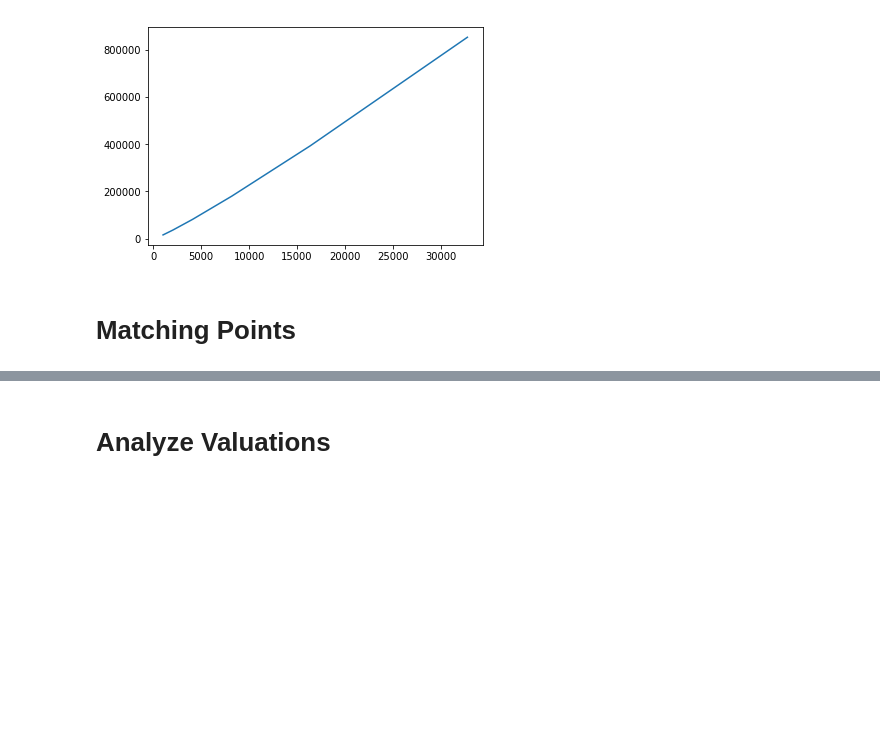
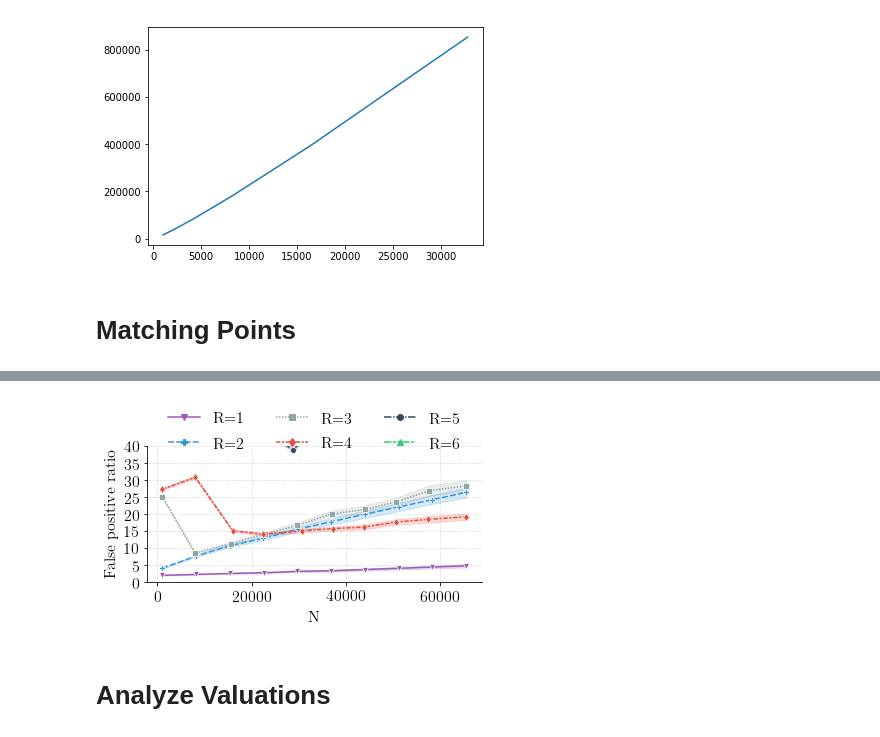
Before and after one commit to liran-funaro/jointfunc-vcg, a Jupyter notebook: notebooks/Analyze.ipynb, the cells around one changed output, grey strips where cells are left out. Drawn from its saved outputs; the diff is of its cells as text; code cells hidden in the pictures; blank space fills up the shorter version.

```diff
--- a/notebooks/Analyze.ipynb
+++ b/notebooks/Analyze.ipynb
@@ -949,3 +950,42 @@ for ds_ind, (ax, comp_df) in enumerate(zip(axes, all_ds_df)):
+# %%
+def plot_false_positives(comp_df):
+    comp_df_rel = comp_df.copy()
+    comp_df_rel = comp_df_rel.loc[comp_df_rel['Method'] == 'Category Tree']
+    def apply_row(row):
+        if row['comparedPoints'] > 0:
+            return (row['expectedComparedPoints']-row['comparedPoints'])/row['comparedPoints']
+        else:
+            return row['expectedComparedPoints']
+
+    comp_df_rel['compPtsRel'] = comp_df.apply(apply_row, axis=1)
+
+    fig = plt.figure(figsize=(6,2.5))
+    ax = plt.gca()
+    # axes = [ax for ax_lst in axes for ax in ax_lst]
+    arts = []
+
+    sns.lineplot(x='N Gridpoints', y="compPtsRel", hue='Resources', style='Resources', data=comp_df_rel,
+                     err_style='band',legend='full', markers=resources_markers,
+                     palette=resources_color_palette, ax=ax)
+
+    handles, labels = ax.get_legend_handles_labels()
+    arts.append(ax.legend(handles=handles[1:], labels=convert_resources_labels(labels[1:]),
+                          loc='upper center',
+                          ncol=3, frameon=False, bbox_to_anchor=(0.5, 1.37))) # columnspacing=1,
+
+    ax.set_ylabel("False positive ratio")
+    ax.set_xlabel("N")
+    ax.grid(True, linestyle=':', alpha=0.7)
+    ax.spines['right'].set_visible(False)
+    ax.spines['top'].set_visible(False)
+
+    ax.locator_params(axis='y', nbins=10)
+    ax.set_ylim(0, 40)
+    return arts
+
+arts = plot_false_positives(pd.concat([comp_df_concave, comp_df_nonconcave, comp_df_nonrising]))
+# %% [output]
+[figure, added]
 # %% [markdown]
 # Analyze Valuations
 # %%
```
Also changed, not shown: parts of 3 cells of this notebook, 1 other file.
